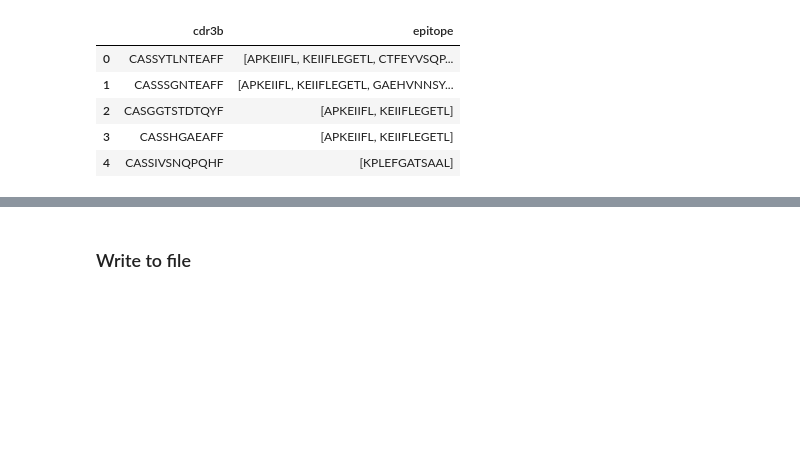
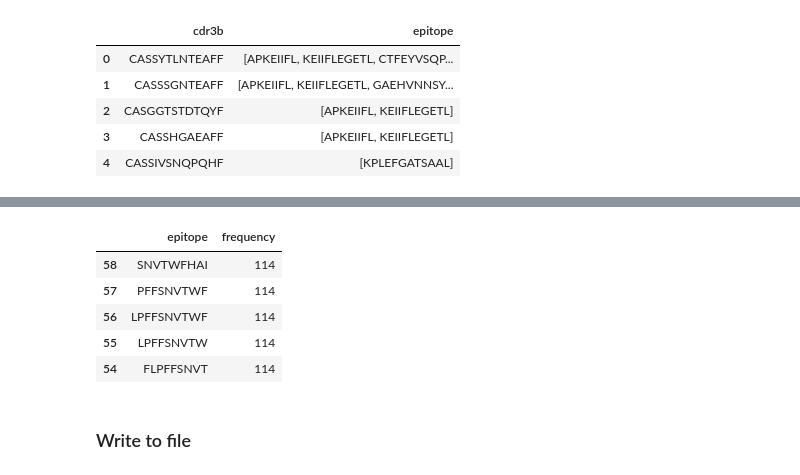
Before and after one commit to GaryWang7/COVID19_Cross_Reference, a Jupyter notebook: COVID_Cross_Reference.ipynb, the cells around one changed output, grey strips where cells are left out. Saved outputs shown, nothing was run; the diff lists cells and outputs as text; code cells hidden in the pictures; blank space fills up the shorter version.

```diff
--- a/COVID_Cross_Reference.ipynb
+++ b/COVID_Cross_Reference.ipynb
@@ -217,3 +253,13 @@ M1_Common_Trim_out.head(5)
+# %%
+M1_epi_freq_df = M1_epi_freq_df.sort_values(by = 'frequency',ascending = False)
+M1_epi_freq_df.head()
+# %% [output]
+|  | epitope | frequency |
+| 58 | SNVTWFHAI | 114 |
+| 57 | PFFSNVTWF | 114 |
+| 56 | LPFFSNVTWF | 114 |
+| 55 | LPFFSNVTW | 114 |
+| 54 | FLPFFSNVT | 114 |
 # %% [markdown]
 ### Write to file
 # %%
```
Also changed, not shown: parts of 8 cells of this notebook.
